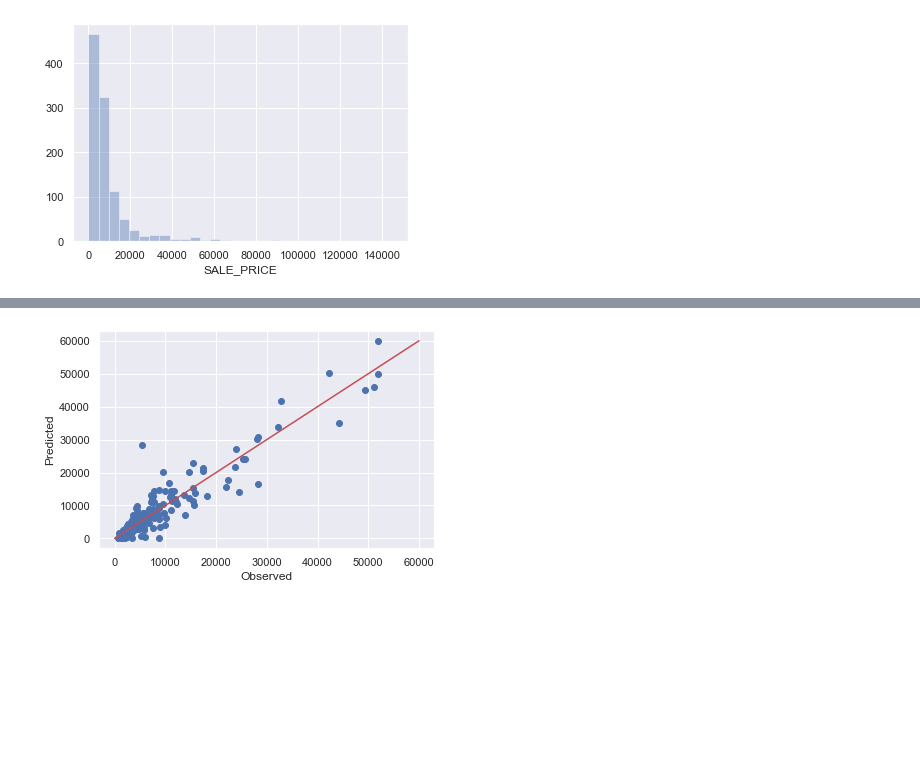
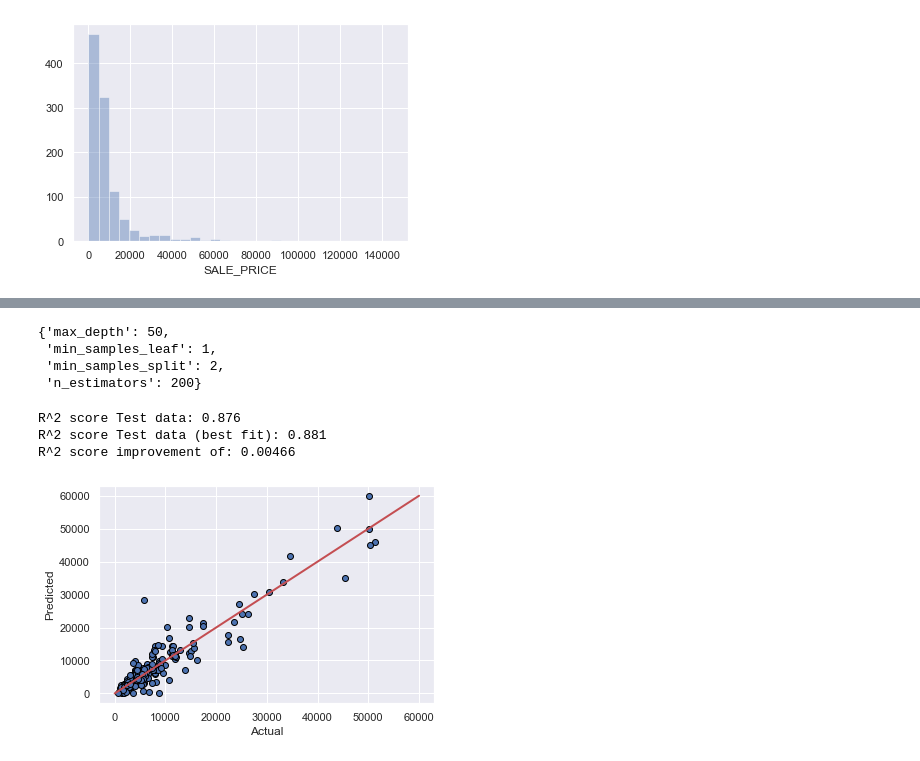
Before and after one commit to dreblock87/fleet-sales-price-prediction, a Jupyter notebook: FleetSalesPricePrediction.ipynb, the cells around one changed output, grey strips where cells are left out. Drawn from its saved outputs; the diff is of its cells as text; code cells hidden in the pictures; blank space fills up the shorter version.

```diff
--- a/FleetSalesPricePrediction.ipynb
+++ b/FleetSalesPricePrediction.ipynb
@@ -69,3 +79,5 @@ from sklearn.model_selection import train_test_split
 feature_col = df.select_dtypes(include=['integer'])
 # %%
 features = feature_col.columns.values
+# %%
+features = features[features != 'SALE_YEAR']
@@ -76,15 +92,8 @@ X = df[features]
 y = df[target]
 
 X_train, X_test, y_train, y_test = train_test_split(X, y, test_size=0.2, random_state=99)
-# %%
-# Feature Scaling
-from sklearn.preprocessing import StandardScaler
-
-sc = StandardScaler()
-X_train = sc.fit_transform(X_train)
-X_test = sc.transform(X_test)
 # %%
-rf = RandomForestRegressor(n_estimators=250, oob_score=True)
+rf = RandomForestRegressor(n_estimators=200, oob_score=True, random_state=99)
 rf.fit(X_train, y_train)
 # %% [output]
 RandomForestRegressor(bootstrap=True, criterion='mse', max_depth=None,
@@ -119,0 +149,15 @@ Test data Pearson correlation: 0.937
+# %%
+# find best hyperparameters using GridSearch
+from sklearn.model_selection import GridSearchCV
+
+n_estimators = [200, 250]
+max_depth = [50, 75, 100]
+min_samples_split = [2, 5]
+min_samples_leaf = [1, 2]
+
+hyperF = dict(n_estimators = n_estimators, max_depth = max_depth,
+              min_samples_split = min_samples_split,
+             min_samples_leaf = min_samples_leaf)
+
+gridF = GridSearchCV(rf, hyperF, cv = 3, verbose = 1, n_jobs=-1)
+bestF = gridF.fit(X_train, y_train)
@@ -120,14 +169,32 @@ Test data Pearson correlation: 0.937
+# %%
+bestF.best_params_
+# %% [output]
+{'max_depth': 50,
+ 'min_samples_leaf': 1,
+ 'min_samples_split': 2,
+ 'n_estimators': 200}
+# %%
+predicted_test_bf = bestF.predict(X_test)
+test_score_bf = r2_score(y_test, predicted_test_bf)
+
+print(f'R^2 score Test data: {test_score:>5.3}')
+print(f'R^2 score Test data (best fit): {test_score_bf:>5.3}')
+print(f'R^2 score improvement of: {test_score_bf - test_score :>5.3}')
+# %% [output]
+R^2 score Test data: 0.876
+R^2 score Test data (best fit): 0.881
+R^2 score improvement of: 0.00466
 # %%
-y_pred = rf.predict(X_test)
+y_pred = bestF.predict(X_test)
 
 # Build a plot
-plt.scatter(y_pred, y_test)
-plt.xlabel('Observed')
+plt.scatter(y_pred, y_test,edgecolors=(0, 0, 0))
+plt.xlabel('Actual')
 plt.ylabel('Predicted')
 
 # Now add the perfect prediction line
 diagonal = np.linspace(0, np.max(y_test), 100)
-plt.plot(diagonal, diagonal, '-r')
+plt.plot(diagonal, diagonal, '-r', lw=2)
 plt.show()
 # %% [output]
-[figure, old version]
+[figure, new version]
```
Also changed, not shown: parts of 12 cells of this notebook.
